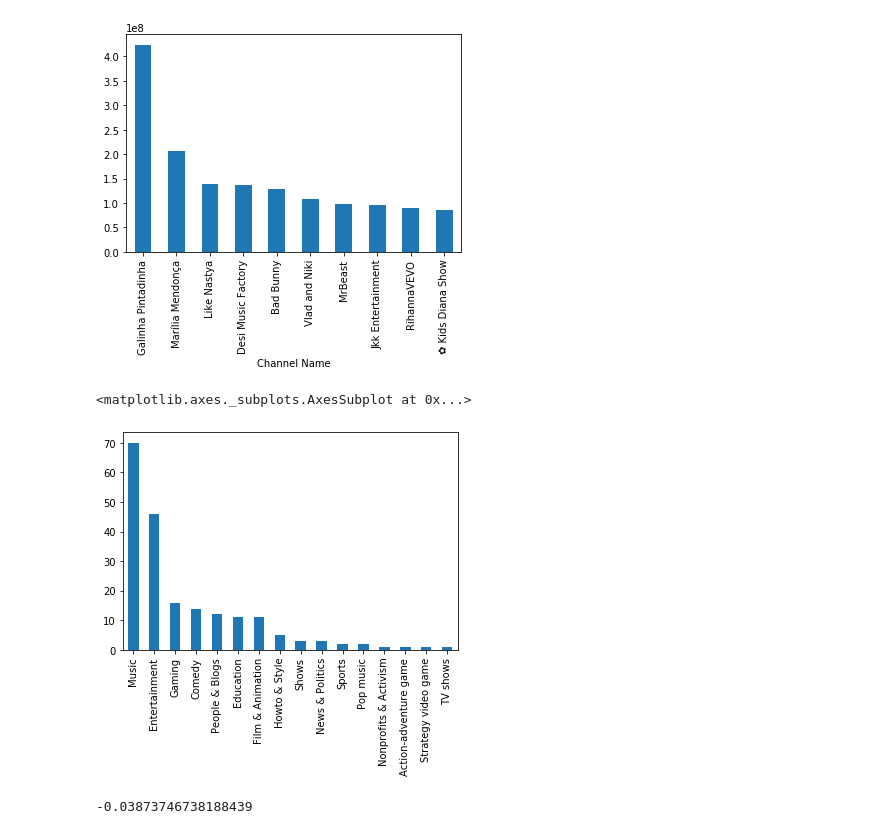
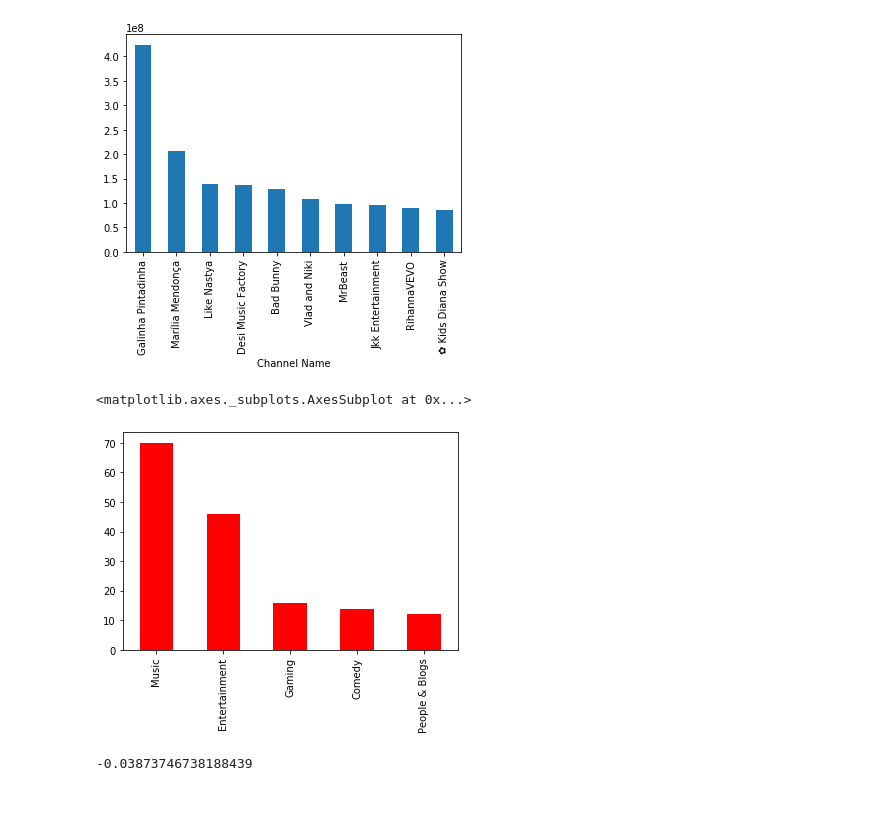
Before and after one commit to awojidetola/Youtube-Analysis, a Jupyter notebook: Exploratory Analysis.ipynb, the cells around one changed output. Saved outputs shown, nothing was run; the diff lists cells and outputs as text; code cells hidden in the pictures; blank space fills up the shorter version.

```diff
--- a/Exploratory Analysis.ipynb
+++ b/Exploratory Analysis.ipynb
@@ -135,10 +155,10 @@ views_avg.plot.bar()
 <matplotlib.axes._subplots.AxesSubplot at 0x...>
 [figure]
 # %%
-data['Main Video Category'].value_counts().plot.bar()
+data['Main Video Category'].value_counts().nlargest(5).plot.bar(color='#FF0000')
 # %% [output]
 <matplotlib.axes._subplots.AxesSubplot at 0x...>
-[figure, old version]
+[figure, new version]
 # %%
 plt.scatter(data['Engagement Rate'], data['Views'])
 data['Engagement Rate'].corr(data.Views)
```
Also changed, not shown: parts of 7 cells of this notebook, 4 other files.
